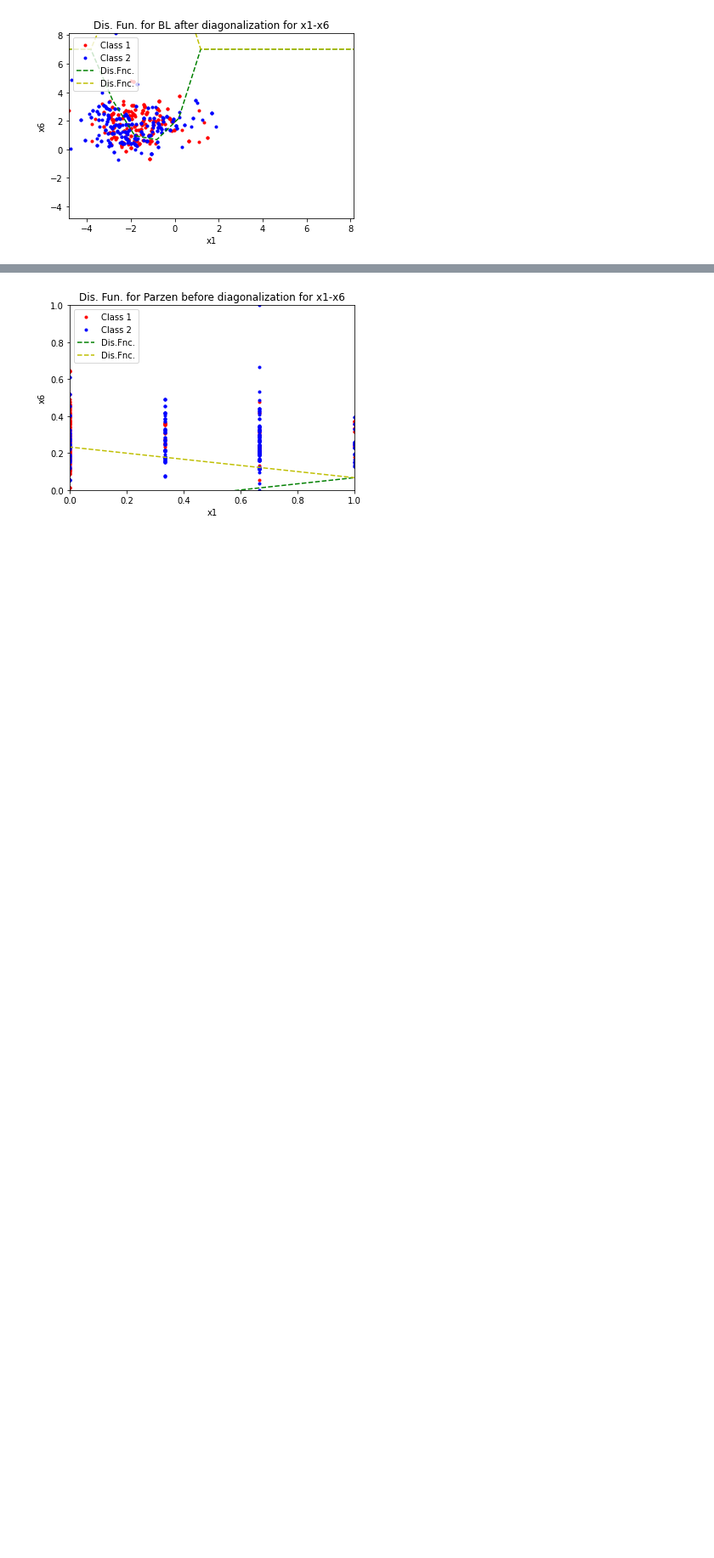
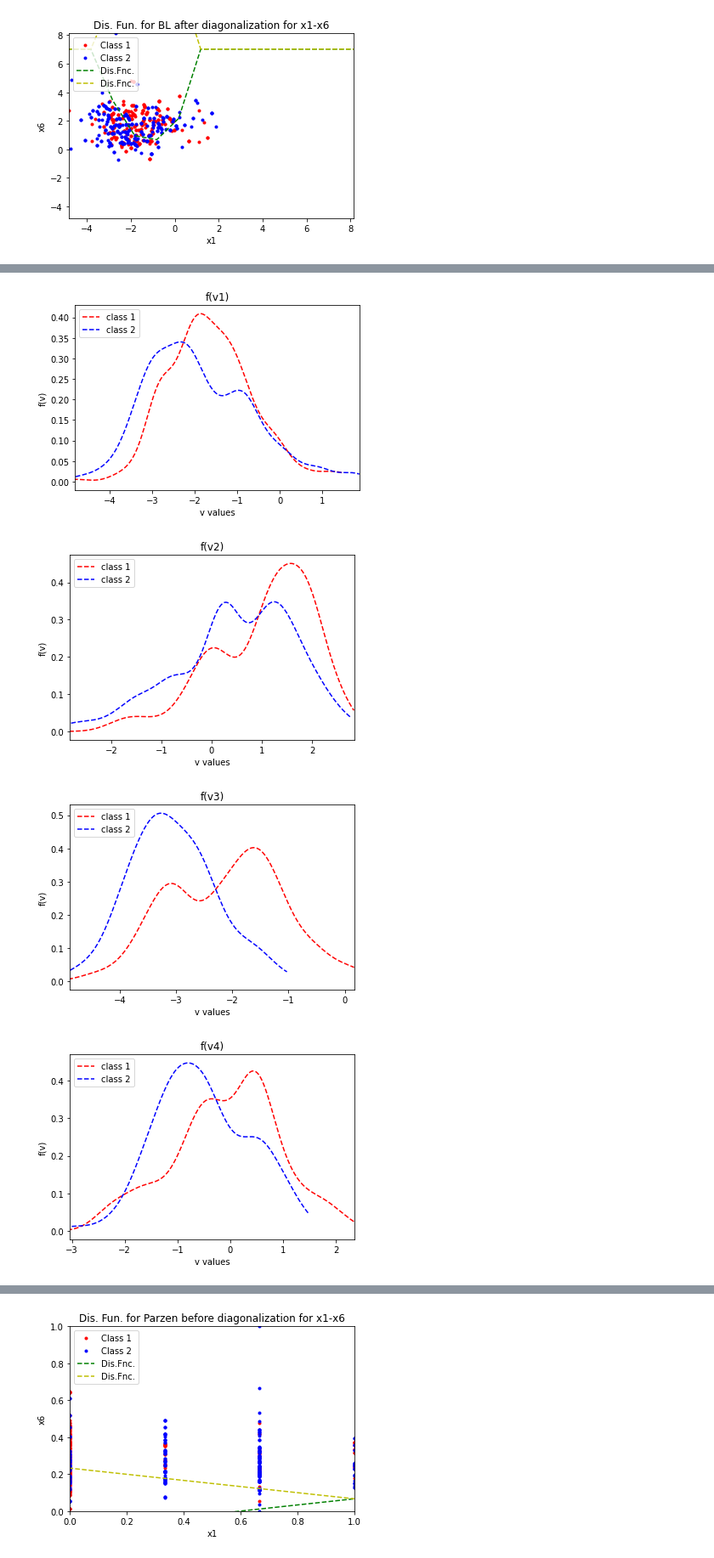
Before and after one commit to zahrafali/PatternRecognition, a Jupyter notebook: PR_Project.ipynb, the cells around one changed output, grey strips where cells are left out. Shown at 85% size. Saved outputs shown, nothing was run; the diff lists cells and outputs as text; code cells hidden in the pictures; blank space fills up the shorter version.

```diff
--- a/PR_Project.ipynb
+++ b/PR_Project.ipynb
@@ -723,0 +720,16 @@ Estimated mean 2 using Parzen before Diagonalization:
+# %%
+v1_parzen_estimated_mean, v2_parzen_estimated_mean, v1_parzen_estimated_covariance, v2_parzen_estimated_covariance = parzenEstimations(v1_matrix, v2_matrix, True, 6)
+print('\nEstimated mean 1 using Parzen after Diagonalization:')
+print(v1_parzen_estimated_mean)
+print('\nEstimated mean 2 using Parzen after Diagonalization:')
+print(v2_parzen_estimated_mean)
+
+print('\nEstimated covariance 1 using Parzen after Diagonalization:')
+print(v1_parzen_estimated_covariance)
+print('\nEstimated covariance 2 using Parzen after Diagonalization:')
+print(v2_parzen_estimated_covariance)
+# %% [output]
+[figure, added]
+[figure, added]
+[figure, added]
+[figure, added]
```
Also changed, not shown: parts of 4 cells of this notebook.
